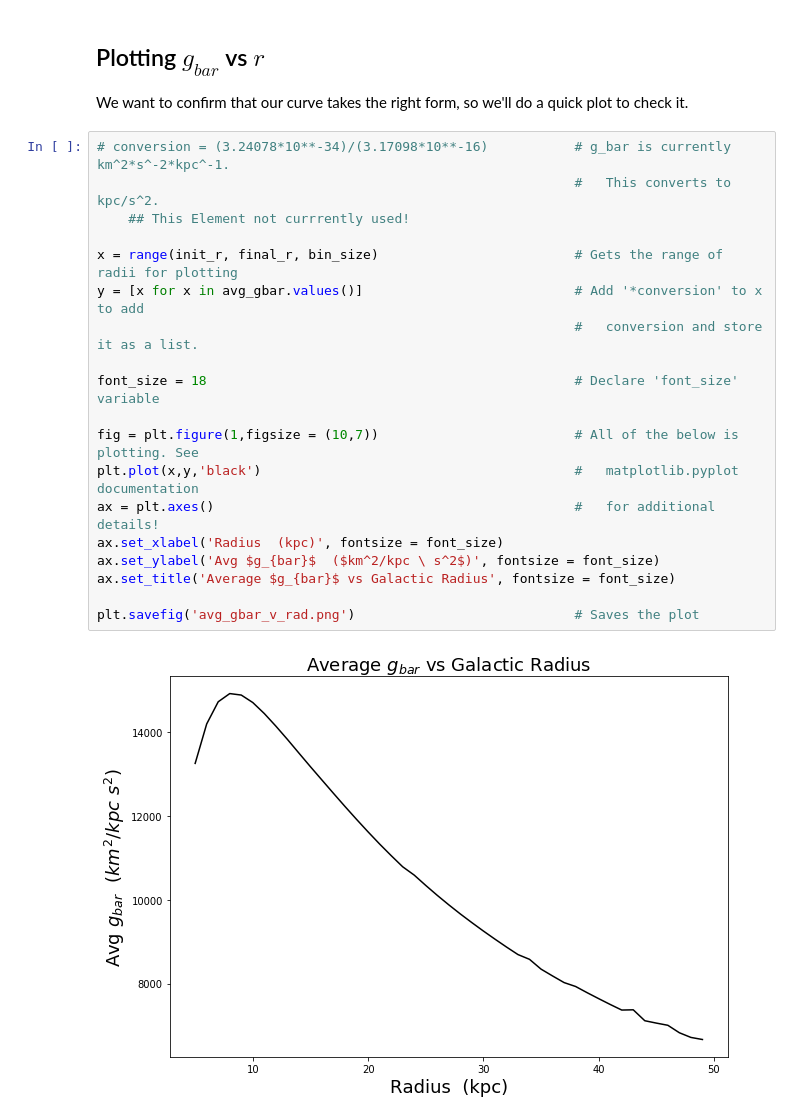
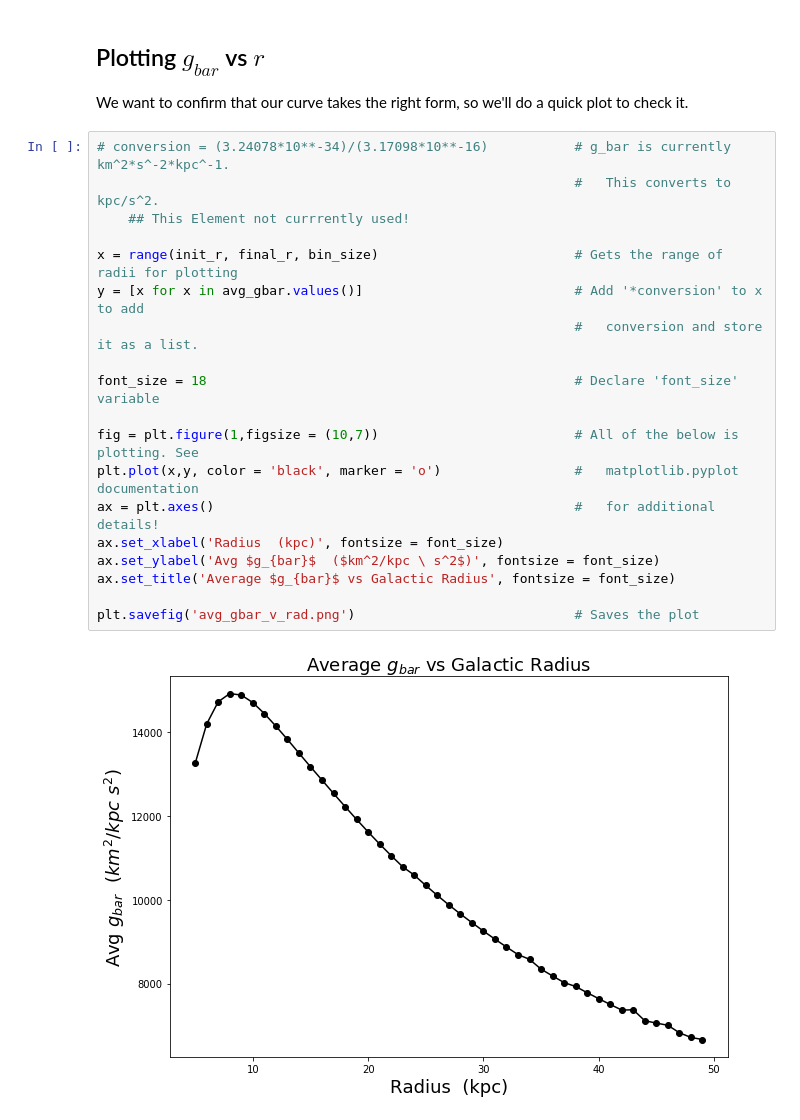
Before and after one commit to wagoner47/mond_project, a Jupyter notebook: Retrieving g_bar.ipynb, the cells around one changed output. Saved outputs shown, nothing was run; the diff lists cells and outputs as text.

```diff
--- a/Retrieving g_bar.ipynb
+++ b/Retrieving g_bar.ipynb
@@ -125,21 +125,21 @@ We want to confirm that our curve takes the right form, so we'll do a quick plot
 # %%
 # conversion = (3.24078*10**-34)/(3.17098*10**-16)           # g_bar is currently km^2*s^-2*kpc^-1.
                                                              #   This converts to kpc/s^2.
     ## This Element not currrently used!
 
 x = range(init_r, final_r, bin_size)                         # Gets the range of radii for plotting
 y = [x for x in avg_gbar.values()]                           # Add '*conversion' to x to add
                                                              #   conversion and store it as a list.
 
 font_size = 18                                               # Declare 'font_size' variable
 
 fig = plt.figure(1,figsize = (10,7))                         # All of the below is plotting. See
-plt.plot(x,y,'black')                                        #   matplotlib.pyplot documentation
+plt.plot(x,y, color = 'black', marker = 'o')                 #   matplotlib.pyplot documentation
 ax = plt.axes()                                              #   for additional details!
 ax.set_xlabel('Radius  (kpc)', fontsize = font_size)
 ax.set_ylabel('Avg $g_{bar}$  ($km^2/kpc \ s^2$)', fontsize = font_size)
 ax.set_title('Average $g_{bar}$ vs Galactic Radius', fontsize = font_size)
 
 plt.savefig('avg_gbar_v_rad.png')                            # Saves the plot
 # %% [output]
-[figure, old version]
+[figure, new version]
```
Also changed, not shown: 4 other files.
